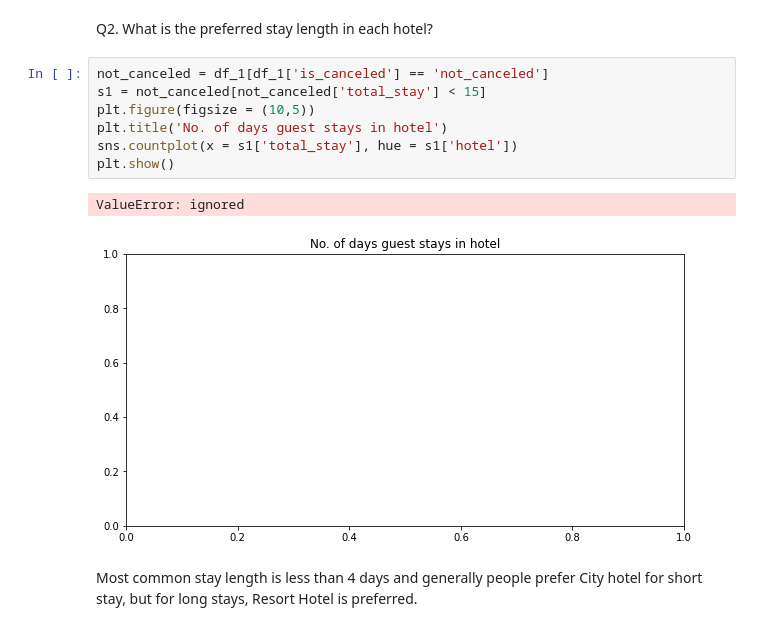
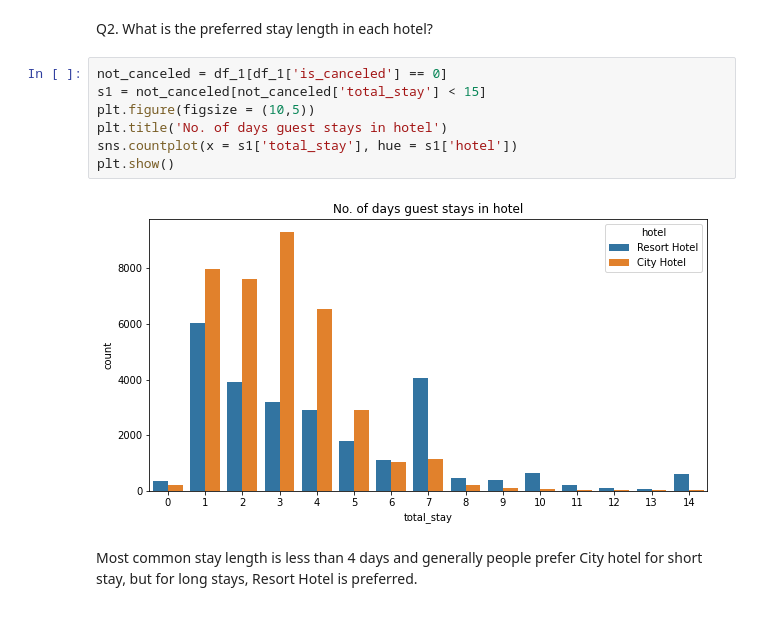
Before and after one commit to saahilahujaa/Hotel-Booking-Analysis, a Jupyter notebook: M1W4_Hotel_Booking_Analysis_Capstone_Project.ipynb, the cells around one changed output. Saved outputs shown, nothing was run; the diff lists cells and outputs as text.

```diff
--- a/M1W4_Hotel_Booking_Analysis_Capstone_Project.ipynb
+++ b/M1W4_Hotel_Booking_Analysis_Capstone_Project.ipynb
@@ -368,15 +368,14 @@ Avg adr of Resort hotel is a bit lower than that of City hotel. Hence, City hote
 # %% [markdown]
 Q2. What is the preferred stay length in each hotel?
 # %%
-not_canceled = df_1[df_1['is_canceled'] == 'not_canceled']
+not_canceled = df_1[df_1['is_canceled'] == 0]
 s1 = not_canceled[not_canceled['total_stay'] < 15]
 plt.figure(figsize = (10,5))
 plt.title('No. of days guest stays in hotel')
 sns.countplot(x = s1['total_stay'], hue = s1['hotel'])
 plt.show()
 # %% [output]
-ValueError: ignored
-[figure, old version]
+[figure, new version]
 # %% [markdown]
 Most common stay length is less than 4 days and generally people prefer City hotel for short stay, but for long stays, Resort Hotel is preferred.
 # %% [markdown]
```
